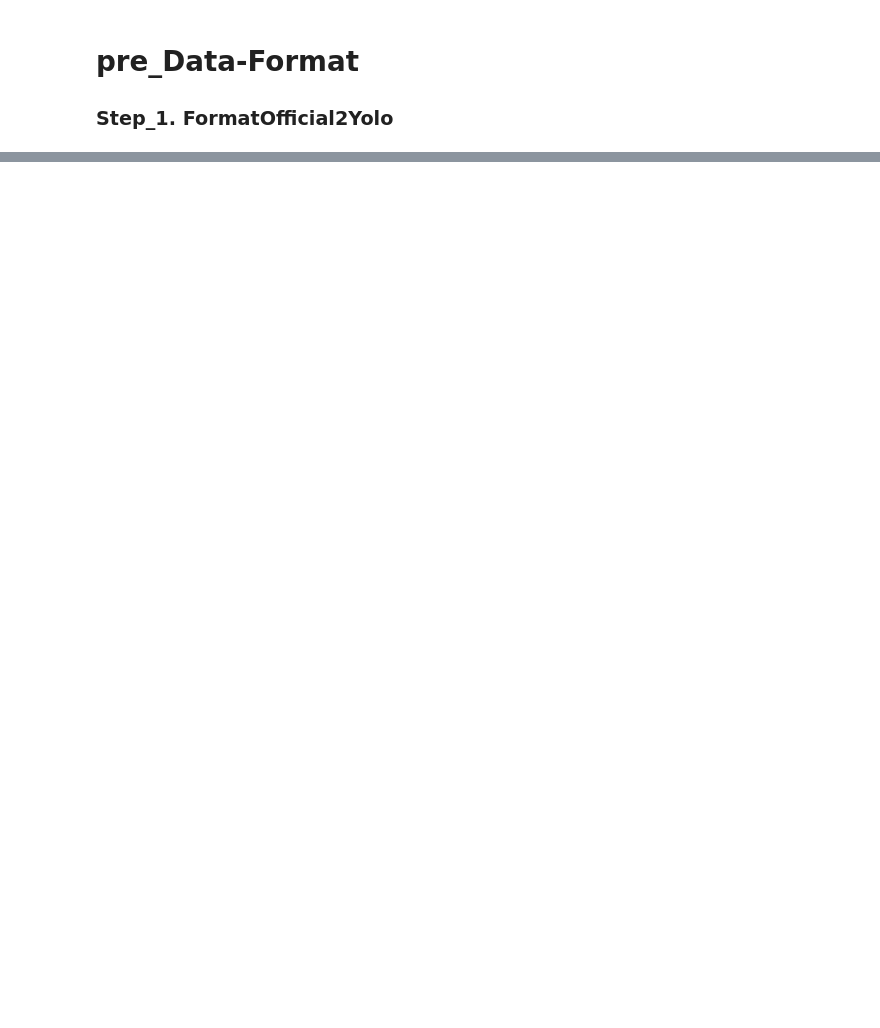
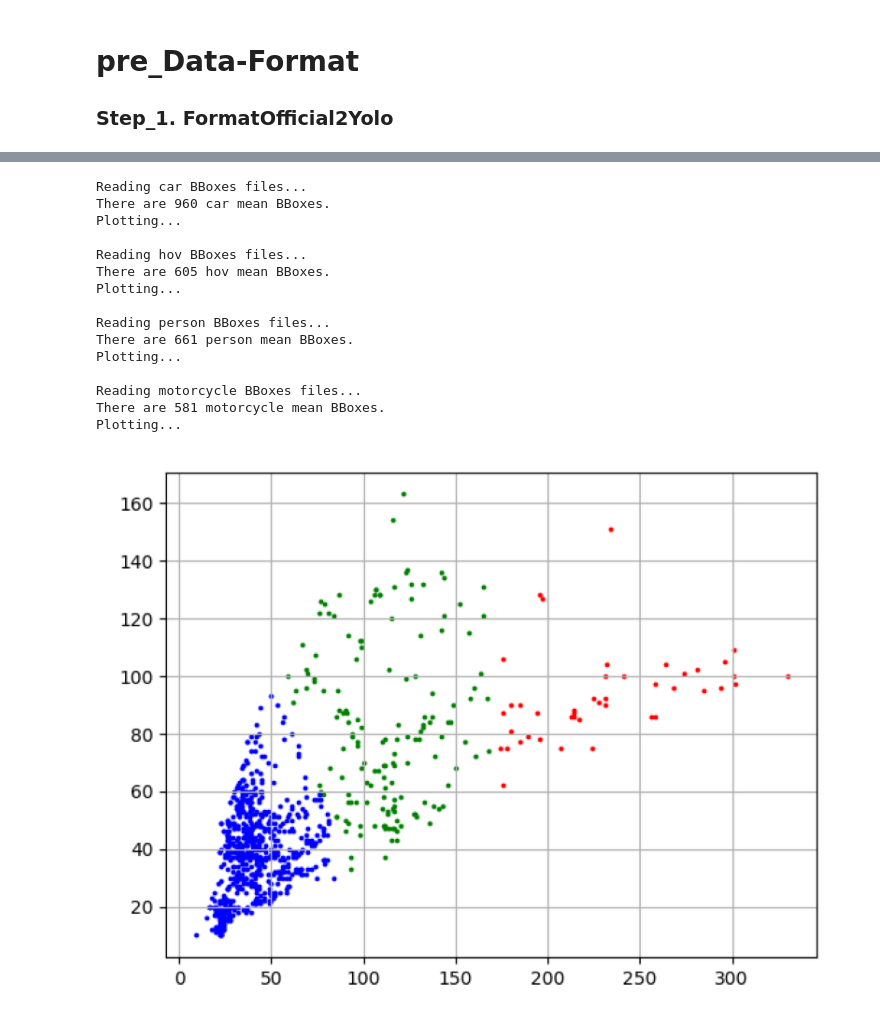
Before and after one commit to AngusBB/Competition, a Jupyter notebook: main.ipynb, the cells around one changed output, grey strips where cells are left out. Drawn from its saved outputs; the diff is of its cells as text; code cells hidden in the pictures; blank space fills up the shorter version.

```diff
--- a/main.ipynb
+++ b/main.ipynb
@@ -16,0 +69,27 @@
+# %%
+!python Code/pre_AnalyzeBBox_kmeans.py
+
+import matplotlib.pyplot as plt
+Classes = ['car', 'hov', 'person', 'motorcycle']
+
+for Class in Classes:
+    plt.figure(figsize=(10, 10))
+    plt.axis('off')
+    plt.imshow(cv2.imread(f'3-means_{Class}.png'))
+# %% [output]
+Reading car BBoxes files...
+There are 960 car mean BBoxes.
+Plotting...
+
+Reading hov BBoxes files...
+There are 605 hov mean BBoxes.
+Plotting...
+
+Reading person BBoxes files...
+There are 661 person mean BBoxes.
+Plotting...
+
+Reading motorcycle BBoxes files...
+There are 581 motorcycle mean BBoxes.
+Plotting...
+[figure, added]
```
Also changed, not shown: parts of 12 cells of this notebook, 15 other files.
